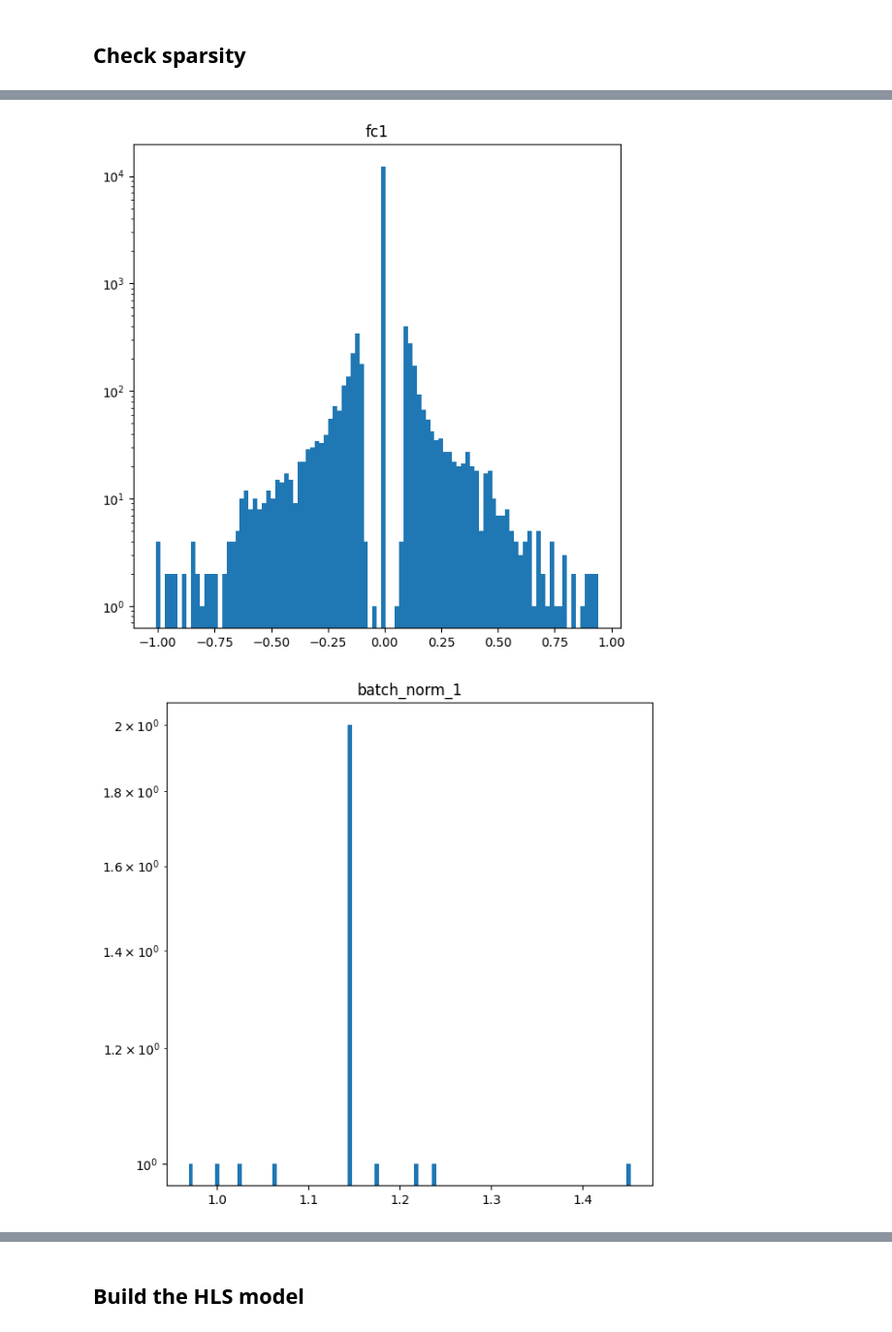
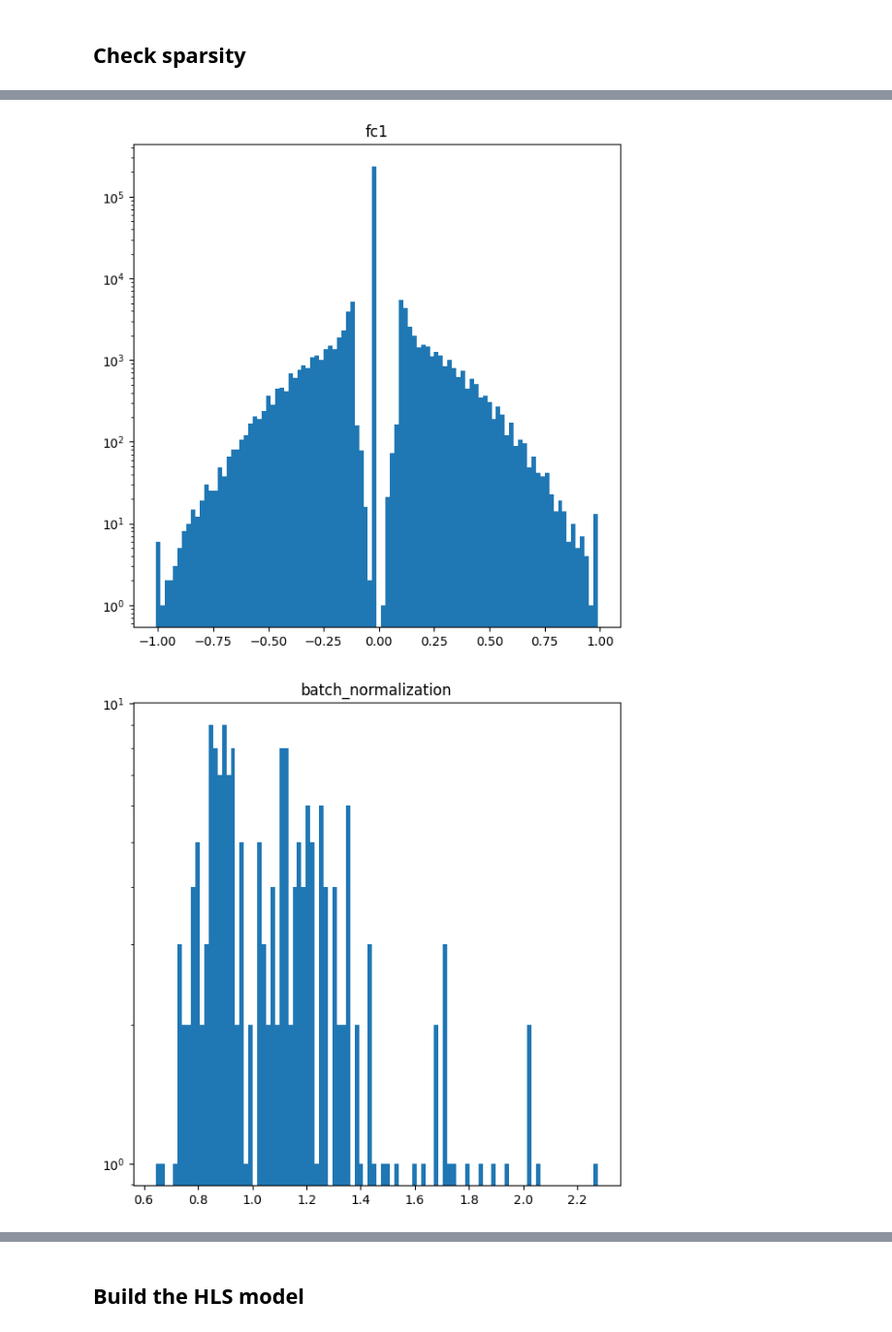
Before and after one commit to abdelabd/ml-quantum-readout, a Jupyter notebook: notebooks/workflow_large_model.ipynb, the cells around one changed output, grey strips where cells are left out. Shown: that part at 97% size. Drawn from its saved outputs; the diff is of its cells as text; code cells hidden in the pictures.

Commit message:
actually trained and implemented large model (before this, file was just a placeholder)

```diff
--- a/notebooks/workflow_large_model.ipynb
+++ b/notebooks/workflow_large_model.ipynb
@@ -58,7 +59,7 @@ def one_hot_encode(data):
 # %%
 START_WINDOW = 0
 END_WINDOW = 770
-DATA_DIR = "../data/data_0"
+DATA_DIR = "../data/data_0_resplit"
 
 # convert raw ADC data into npy files
 if os.path.exists(f"{DATA_DIR}/X_train.npy") == False:
@@ -111,7 +112,7 @@ INIT_LEARNING_RATE = 1e-2
 VALIDATION_SPLIT = 0.3
 BATCH_SIZE = 12800
 EPOCHS = 50
-CHECKPOINT_FILENAME = "qmodel.h5"
+CHECKPOINT_FILENAME = "qmodel_large.h5"
 INPUT_SHAPE = (len(X_train_val[0]),)
 print(INPUT_SHAPE)
 # %% [output]
@@ -264,9 +273,13 @@ ANSWER = Sigmoid, since that's what the model was trained with.
 num_layers = len(model.layers)
 print(f'Number of layers: {num_layers}')
 
-layer_names = ["fc1", "batch_norm_1", "fc2"]
+#layer_names = ["fc1", "re_lu", "batch_normalization_1", "fc2", "softmax"]
+layer_names = list(keras_trace.keys())# ["fc1", "batch_normalization", "fc2"]
 for idx in range(num_layers):
-    w = model.layers[idx].weights[0].numpy()
+    try:
+        w = model.layers[idx].weights[0].numpy()
+    except IndexError:
+        continue
     h, b = np.histogram(w, bins=100)
 
     # plot weight distribution
@@ -285,2 +298,2 @@ Number of layers: 3
-[figure, old version]
+[figure, new version]
-[figure, old version]
+[figure, new version]
```
Also changed, not shown: parts of 21 cells of this notebook.
